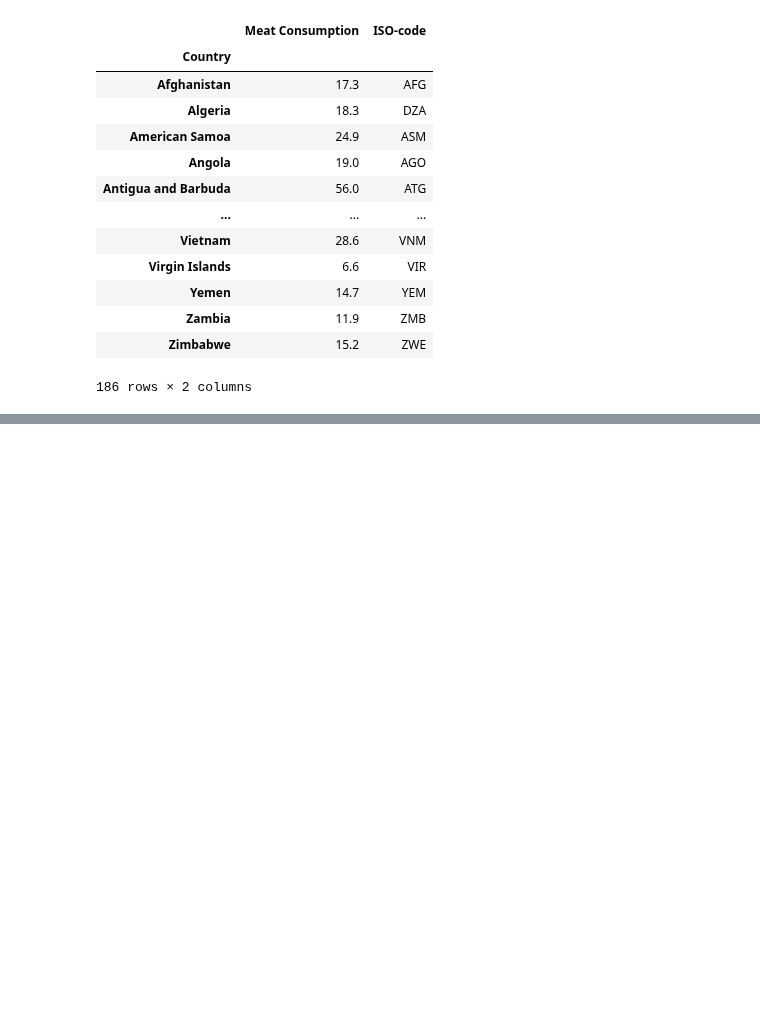
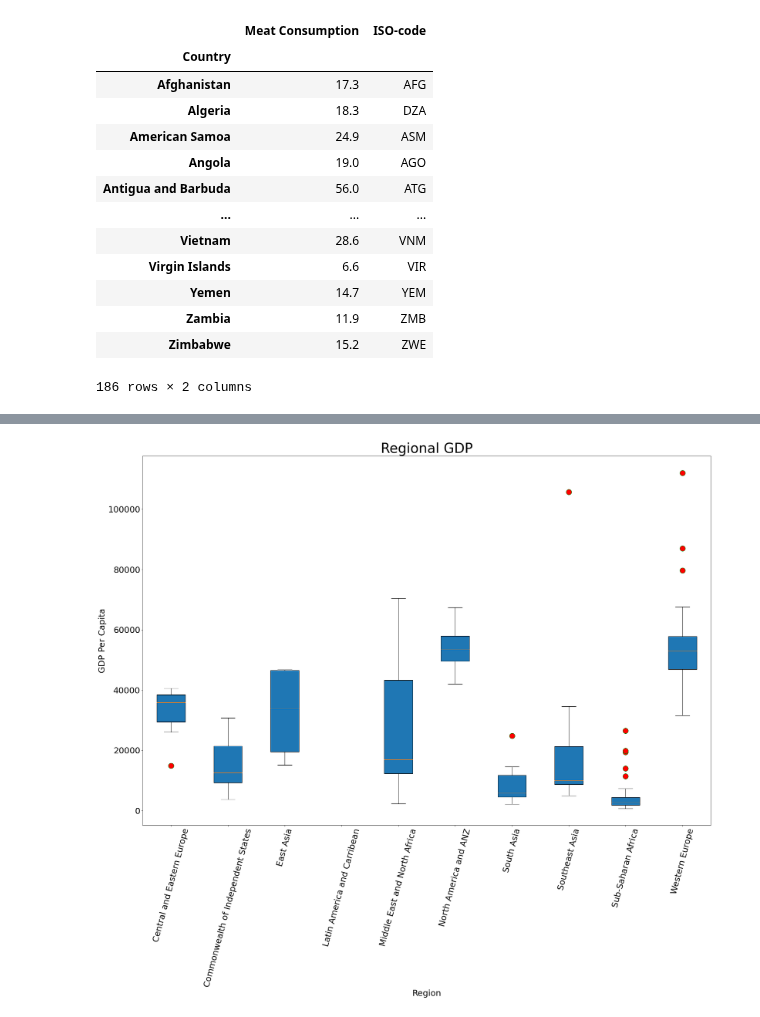
Before and after one commit to ermcgrew/bootcamp_project_one, a Jupyter notebook: data_analysis.ipynb, the cells around one changed output, grey strips where cells are left out. Saved outputs shown, nothing was run; the diff lists cells and outputs as text; code cells hidden in the pictures; blank space fills up the shorter version.

Commit message:
11-2 backup pre merge

```diff
--- a/data_analysis.ipynb
+++ b/data_analysis.ipynb
@@ -496,40 +470,53 @@ The potential outliers for life expectancy are below -37206.625 and above 76152.
 # %%
-gdp_by_region_df = merged_df.loc[:, ["Region", "Country", "GDP per capita", "Meat Consumption"]]
-gdp_by_region_df.head()
+gdp_by_region_df = merged_df[["Regional indicator", "Country", "GDP Per Capita", "Meat Consumption"]]
+gdp_by_region_df.dropna(inplace=True)
 
-CEEuro_df = gdp_by_region_df.loc[region_lifeexpect_df["Region"] == "Central and Eastern Europe",:]
-Ind_States_df = gdp_by_region_df.loc[region_lifeexpect_df["Region"] == "Commonwealth of Independent States",:]
-EAsia_df = gdp_by_region_df.loc[region_lifeexpect_df["Region"] == "East Asia",:]
-LatA_C_df = gdp_by_region_df.loc[region_lifeexpect_df["Region"] == "Latin America and Carribean",:]
-MidE_NorA_df = gdp_by_region_df.loc[region_lifeexpect_df["Region"] == "Middle East and North Africa",:]
-NorAme_df = gdp_by_region_df.loc[region_lifeexpect_df["Region"] == "North America and ANZ",:]
-SouthAsia_df = gdp_by_region_df.loc[region_lifeexpect_df["Region"] == "South Asia",:]
-SouthEastAsia_df = gdp_by_region_df.loc[region_lifeexpect_df["Region"] == "Southeast Asia",:]
-SSAfrica_df = gdp_by_region_df.loc[region_lifeexpect_df["Region"] == "Sub-Saharan Africa",:]
-WEuro_df = gdp_by_region_df.loc[region_lifeexpect_df["Region"] == "Western Europe",:]
+CEEuro_df = gdp_by_region_df.loc[gdp_by_region_df["Regional indicator"] == "Central and Eastern Europe"]
+Ind_States_df = gdp_by_region_df.loc[gdp_by_region_df["Regional indicator"] == "Commonwealth of Independent States"]
+EAsia_df = gdp_by_region_df.loc[gdp_by_region_df["Regional indicator"] == "East Asia"]
+LatA_C_df = gdp_by_region_df.loc[gdp_by_region_df["Regional indicator"] == "Latin America and Carribean"]
+MidE_NorA_df = gdp_by_region_df.loc[gdp_by_region_df["Regional indicator"] == "Middle East and North Africa"]
+NorAme_df = gdp_by_region_df.loc[gdp_by_region_df["Regional indicator"] == "North America and ANZ"]
+SouthAsia_df = gdp_by_region_df.loc[gdp_by_region_df["Regional indicator"] == "South Asia"]
+SouthEastAsia_df = gdp_by_region_df.loc[gdp_by_region_df["Regional indicator"] == "Southeast Asia"]
+SSAfrica_df = gdp_by_region_df.loc[gdp_by_region_df["Regional indicator"] == "Sub-Saharan Africa"]
+WEuro_df = gdp_by_region_df.loc[gdp_by_region_df["Regional indicator"] == "Western Europe"]
 
-CEEuro = CEEuro_df["Meat Consumption"]
-Ind_States = Ind_States_df["Meat Consumption"]
-EAsia = EAsia_df["Meat Consumption"]
-LatA_C = LatA_C_df["Meat Consumption"]
-MidE_NorA = MidE_NorA_df["Meat Consumption"]
-NorAme = NorAme_df["Meat Consumption"]
-SouthAsia = SouthAsia_df["Meat Consumption"]
-SouthEastAsia = SouthEastAsia_df["Meat Consumption"]
-SSAfrica = SSAfrica_df["Meat Consumption"]
-WEuro = WEuro_df["Meat Consumption"]
+CEEuro_ds = CEEuro_df["GDP Per Capita"]
+Ind_States_ds = Ind_States_df["GDP Per Capita"]
+EAsia_ds = EAsia_df["GDP Per Capita"]
+LatA_C_ds = LatA_C_df["GDP Per Capita"]
+MidE_NorA_ds = MidE_NorA_df["GDP Per Capita"]
+NorAme_ds = NorAme_df["GDP Per Capita"]
+SouthAsia_ds = SouthAsia_df["GDP Per Capita"]
+SouthEastAsia_ds = SouthEastAsia_df["GDP Per Capita"]
+SSAfrica_ds = SSAfrica_df["GDP Per Capita"]
+WEuro_ds = WEuro_df["GDP Per Capita"]
+
 Regions = ["Central and Eastern Europe","Commonwealth of Independent States","East Asia","Latin America and Carribean","Middle East and North Africa","North America and ANZ","South Asia","Southeast Asia","Sub-Saharan Africa","Western Europe"]
 
+boxProperties = dict(marker='o', markerfacecolor='r', markersize=16, linestyle="none", markeredgecolor="g")
 
-#flierprops = dict(marker='o', markerfacecolor='r', markersize=16, linestyle="none", markeredgecolor="g")
-#data = [CEEuro,Ind_States,EAsia,LatA_C,MidE_NorA,NorAme,SouthAsia,SouthEastAsia,SSAfrica,WEuro]
-#plt.subplots(figsize=(30, 20))
-#plt.title('Meat Consumption Among Regions',fontsize =25)
-#plt.ylabel('Meat Consumption (Kg per Capita)',fontsize = 40)
-#plt.xlabel('Region',fontsize = 40)
-#plt.xticks(rotation='vertical',fontsize = 25)
-#plt.yticks(fontsize = 25)
-#plt.boxplot(data, labels=Regions, widths = 0.5, patch_artist=True,vert=True,flierprops=flierprops)
-#plt.ylim(0, 150)
-#plt.show()
+data = [CEEuro_ds,
+        Ind_States_ds,
+        EAsia_ds,
+        LatA_C_ds,
+        MidE_NorA_ds,
+        NorAme_ds,
+        SouthAsia_ds,
+        SouthEastAsia_ds,
+        SSAfrica_ds,
+        WEuro_ds]
+
+data
+
+plt.subplots(figsize=(30, 20))
+
+plt.title('Regional GDP',fontsize =40)
+plt.ylabel('GDP Per Capita',fontsize = 25)
+plt.xlabel('Region',fontsize = 25)
+plt.xticks(rotation=75,fontsize = 25)
+plt.yticks(fontsize = 25)
+plt.boxplot(data, labels=Regions, widths = 0.5, patch_artist=True,vert=True,flierprops=boxProperties)
+plt.show()
 # %% [output]
@@ -536,0 +527 @@ KeyError: "['Region', 'GDP per capita'] not in index"
+[figure, added]
```
Also changed, not shown: parts of 6 cells of this notebook.
